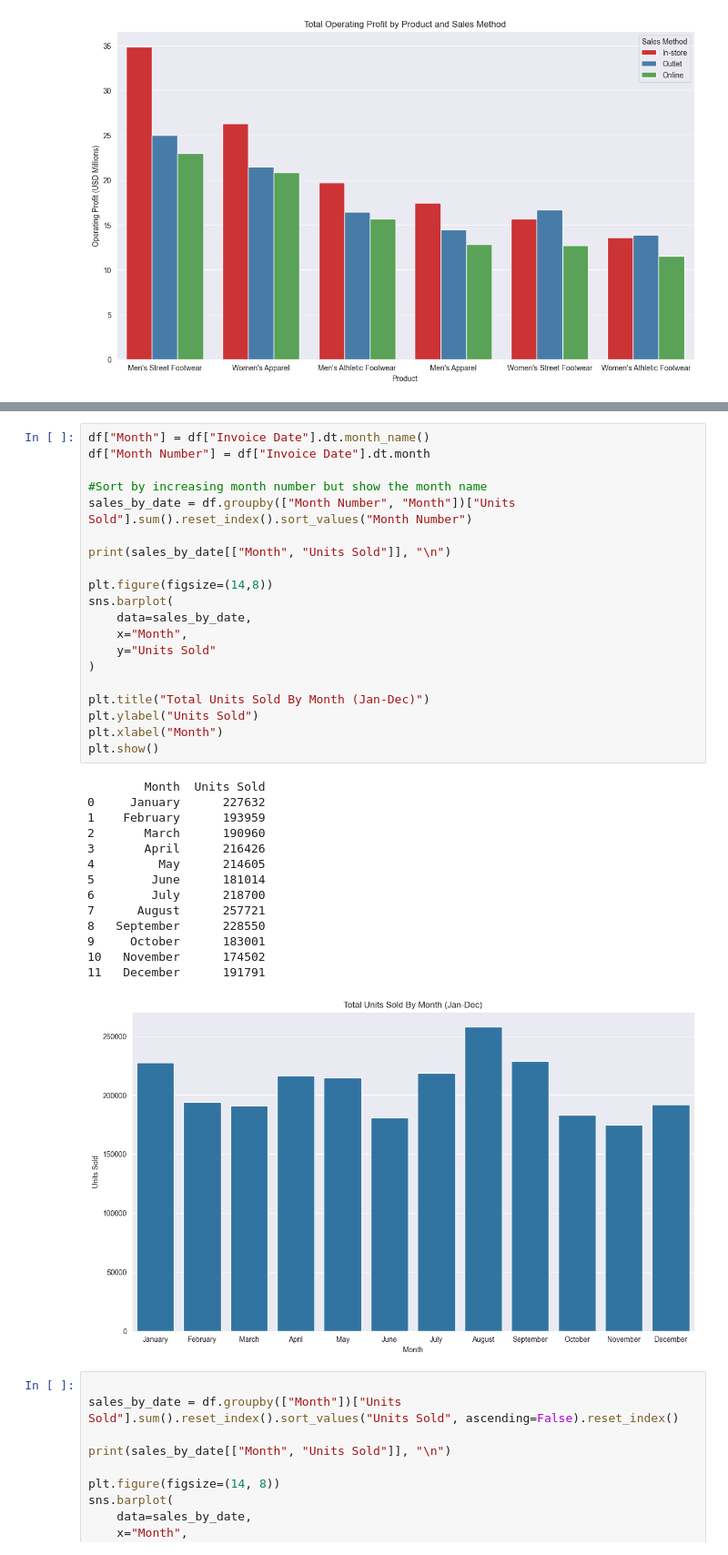
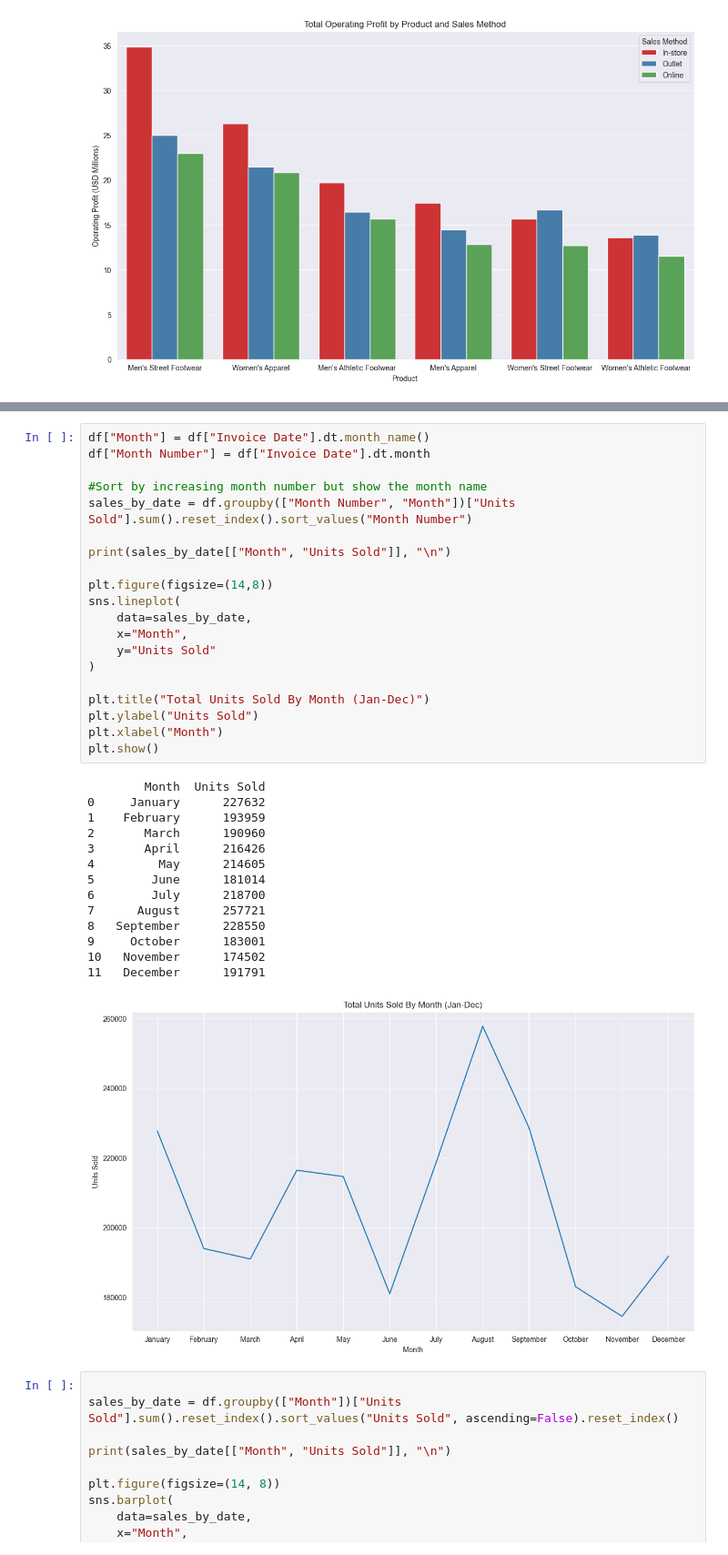
Before and after one commit to zsofiasimon/Adidas_Sales_Analysis_Project, a Jupyter notebook: Adidas_Analysis.ipynb, the cells around one changed output, grey strips where cells are left out. Shown at 91% size. Saved outputs shown, nothing was run; the diff lists cells and outputs as text.

```diff
--- a/Adidas_Analysis.ipynb
+++ b/Adidas_Analysis.ipynb
@@ -342,35 +349,35 @@ df["Month Number"] = df["Invoice Date"].dt.month
 
 #Sort by increasing month number but show the month name
 sales_by_date = df.groupby(["Month Number", "Month"])["Units Sold"].sum().reset_index().sort_values("Month Number")
 
 print(sales_by_date[["Month", "Units Sold"]], "\n")
 
 plt.figure(figsize=(14,8))
-sns.barplot(
+sns.lineplot(
     data=sales_by_date,
     x="Month",
     y="Units Sold"
 )
 
 plt.title("Total Units Sold By Month (Jan-Dec)")
 plt.ylabel("Units Sold")
 plt.xlabel("Month")
 plt.show()
 # %% [output]
         Month  Units Sold
 0     January      227632
 1    February      193959
 2       March      190960
 3       April      216426
 4         May      214605
 5        June      181014
 6        July      218700
 7      August      257721
 8   September      228550
 9     October      183001
 10   November      174502
 11   December      191791
-[figure, old version]
+[figure, new version]
 # %%
 
 sales_by_date = df.groupby(["Month"])["Units Sold"].sum().reset_index().sort_values("Units Sold", ascending=False).reset_index()
```
Also changed, not shown: parts of 10 cells of this notebook, 1 other file.
